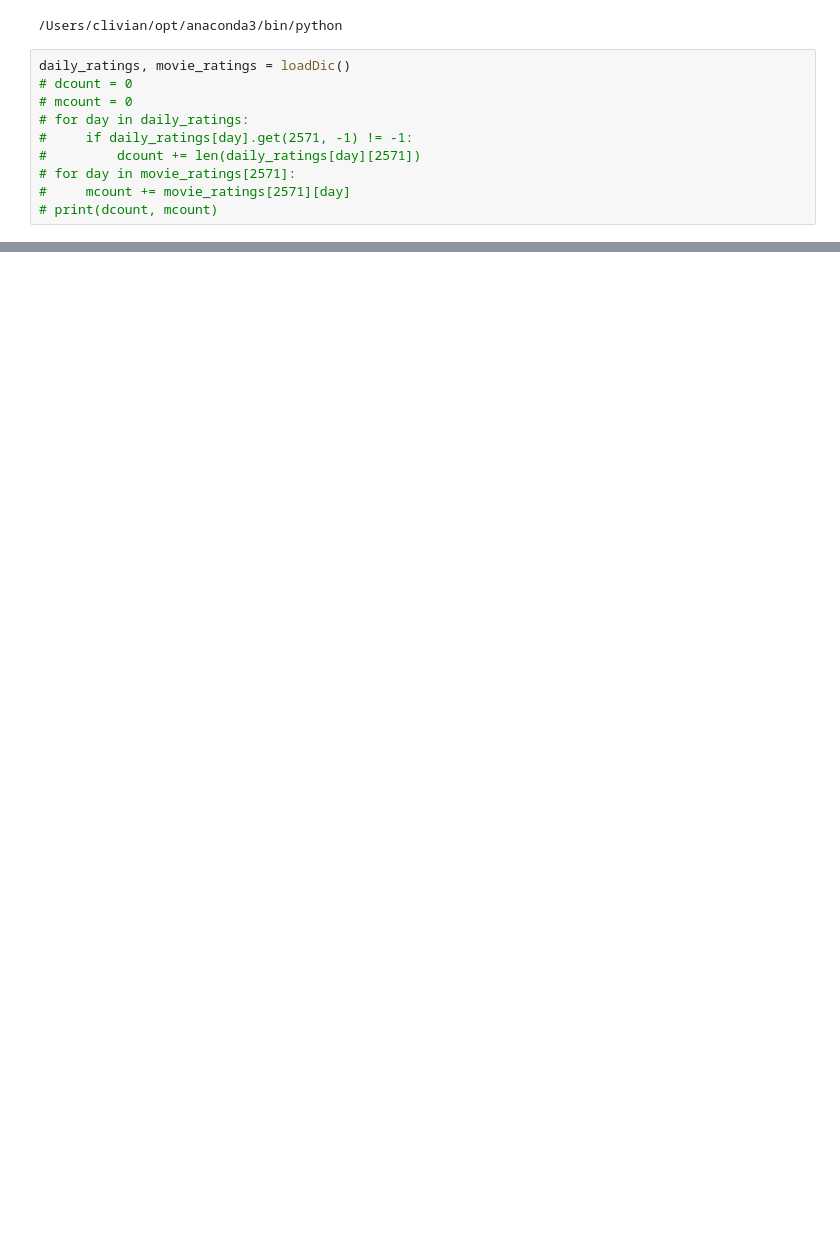
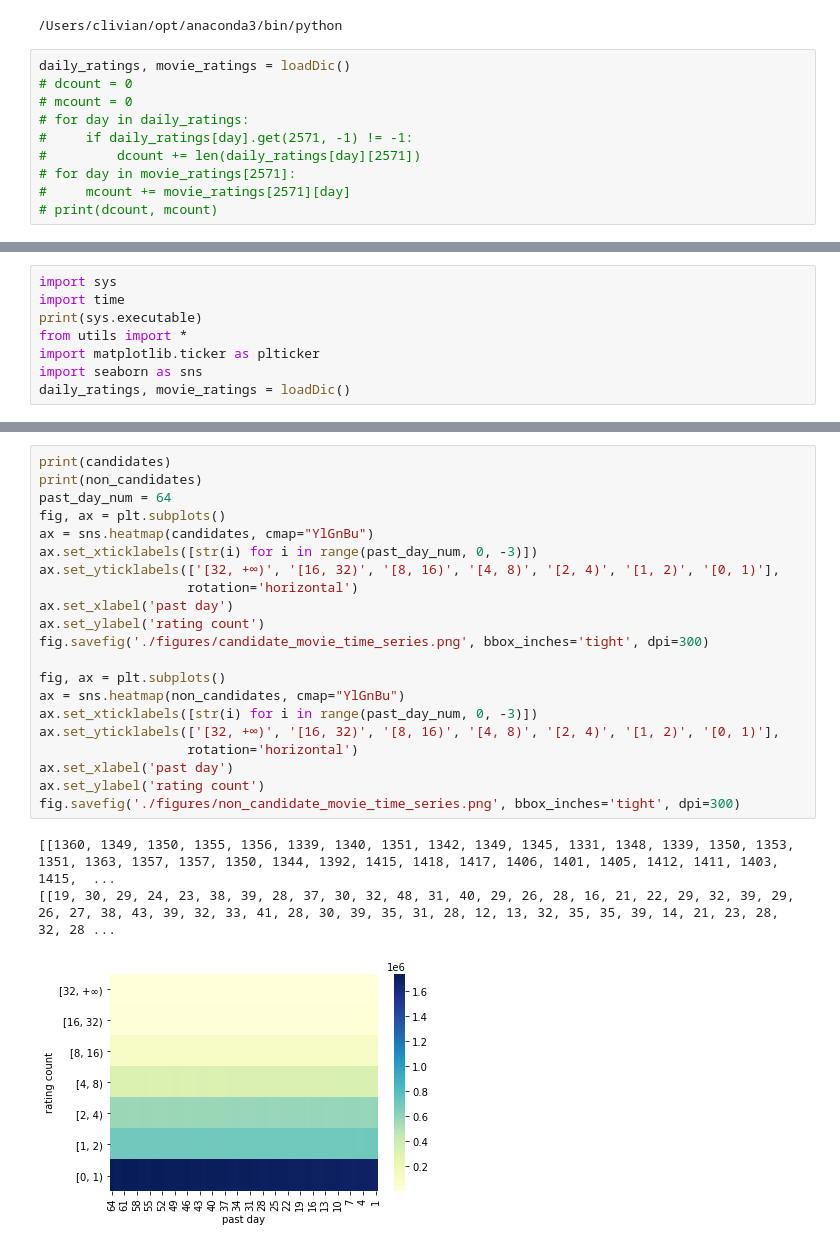
Before and after one commit to liguanlong/Final-Year-Project, a Jupyter notebook: customisedRecommender.ipynb, the cells around one changed output, grey strips where cells are left out. Saved outputs shown, nothing was run; the diff lists cells and outputs as text; blank space fills up the shorter version.

```diff
--- a/customisedRecommender.ipynb
+++ b/customisedRecommender.ipynb
@@ -196,0 +191,8 @@ for candidate in candidates_based_on_yesterday:
+# %%
+import sys
+import time
+print(sys.executable)
+from utils import *
+import matplotlib.ticker as plticker
+import seaborn as sns
+daily_ratings, movie_ratings = loadDic()
@@ -196,0 +304,25 @@ for candidate in candidates_based_on_yesterday:
+# %%
+print(candidates)
+print(non_candidates)
+past_day_num = 64
+fig, ax = plt.subplots()
+ax = sns.heatmap(candidates, cmap="YlGnBu")
+ax.set_xticklabels([str(i) for i in range(past_day_num, 0, -3)])
+ax.set_yticklabels(['[32, +∞)', '[16, 32)', '[8, 16)', '[4, 8)', '[2, 4)', '[1, 2)', '[0, 1)'],
+                   rotation='horizontal')
+ax.set_xlabel('past day')
+ax.set_ylabel('rating count')
+fig.savefig('./figures/candidate_movie_time_series.png', bbox_inches='tight', dpi=300)
+
+fig, ax = plt.subplots()
+ax = sns.heatmap(non_candidates, cmap="YlGnBu")
+ax.set_xticklabels([str(i) for i in range(past_day_num, 0, -3)])
+ax.set_yticklabels(['[32, +∞)', '[16, 32)', '[8, 16)', '[4, 8)', '[2, 4)', '[1, 2)', '[0, 1)'],
+                   rotation='horizontal')
+ax.set_xlabel('past day')
+ax.set_ylabel('rating count')
+fig.savefig('./figures/non_candidate_movie_time_series.png', bbox_inches='tight', dpi=300)
+# %% [output]
+[[1360, 1349, 1350, 1355, 1356, 1339, 1340, 1351, 1342, 1349, 1345, 1331, 1348, 1339, 1350, 1353, 1351, 1363, 1357, 1357, 1350, 1344, 1392, 1415, 1418, 1417, 1406, 1401, 1405, 1412, 1411, 1403, 1415,  ...
+[[19, 30, 29, 24, 23, 38, 39, 28, 37, 30, 32, 48, 31, 40, 29, 26, 28, 16, 21, 22, 29, 32, 39, 29, 26, 27, 38, 43, 39, 32, 33, 41, 28, 30, 39, 35, 31, 28, 12, 13, 32, 35, 35, 39, 14, 21, 23, 28, 32, 28 ...
+[figure, added]
```
Also changed, not shown: parts of 21 cells of this notebook, 29 other files.
